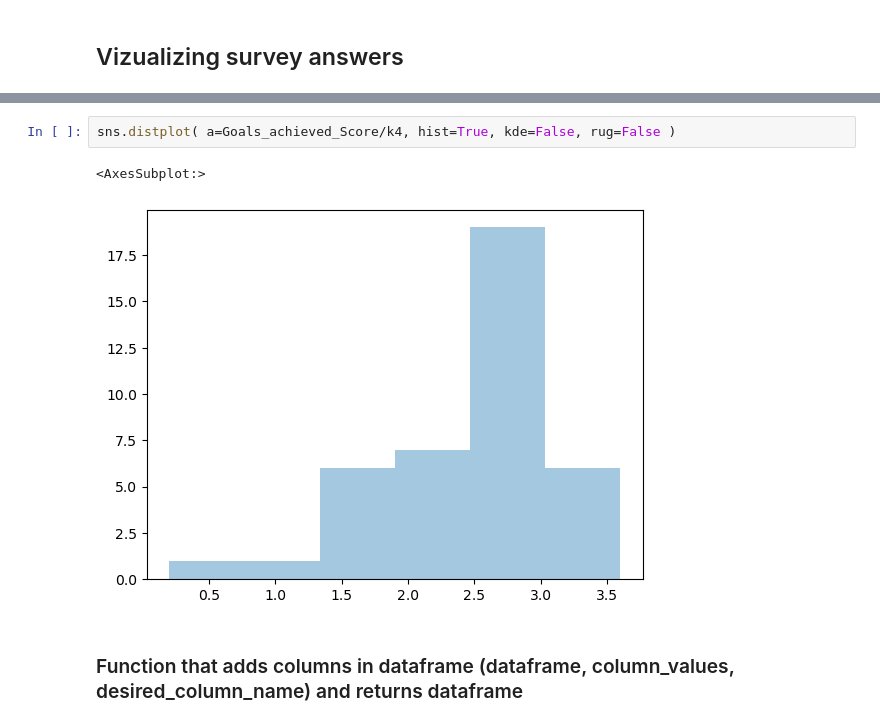
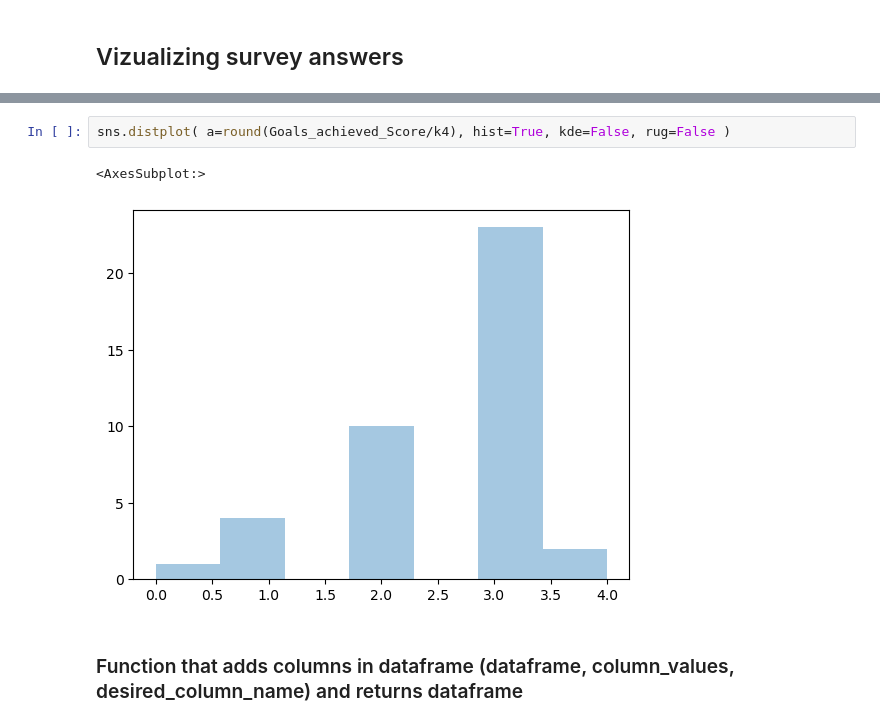
Before and after one commit to TsakalParis/Logistics_survey_analysis, a Jupyter notebook: English logistics survey.ipynb, the cells around one changed output, grey strips where cells are left out. Drawn from its saved outputs; the diff is of its cells as text.

```diff
--- a/English logistics survey.ipynb
+++ b/English logistics survey.ipynb
@@ -409,8 +409,8 @@ sns.distplot( a=Company_culture_Score/k3, hist=True, kde=False, rug=False )
 # %%
-sns.distplot( a=Goals_achieved_Score/k4, hist=True, kde=False, rug=False )
+sns.distplot( a=round(Goals_achieved_Score/k4), hist=True, kde=False, rug=False )
 # %% [output]
 <AxesSubplot:>
-[figure, old version]
+[figure, new version]
 # %% [markdown]
 ### Function that adds columns in dataframe (dataframe, column_values, desired_column_name) and returns dataframe
 # %%
```
Also changed, not shown: parts of 23 cells of this notebook.
